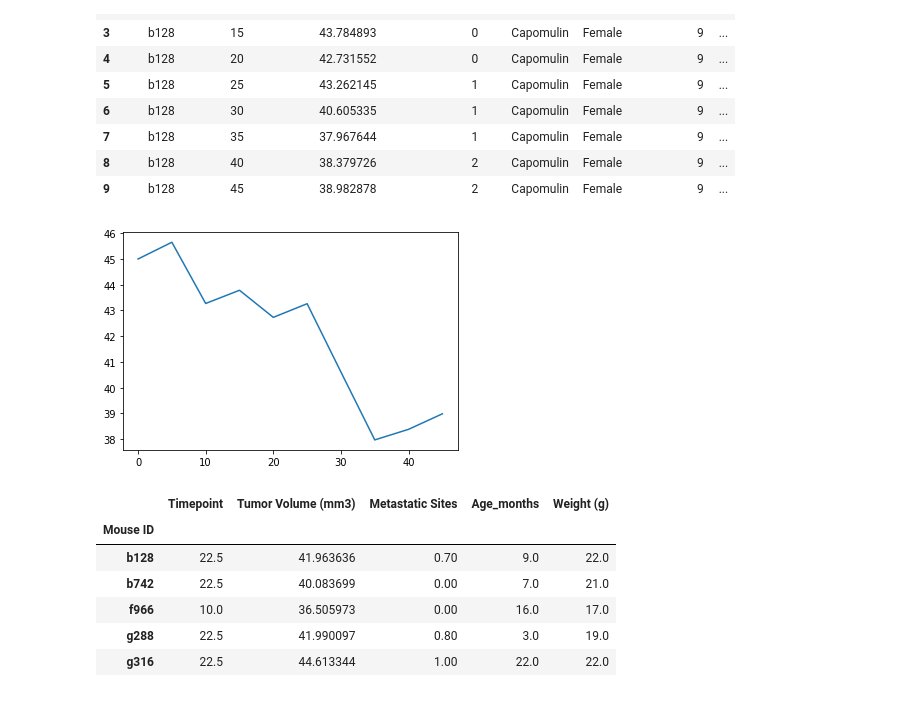
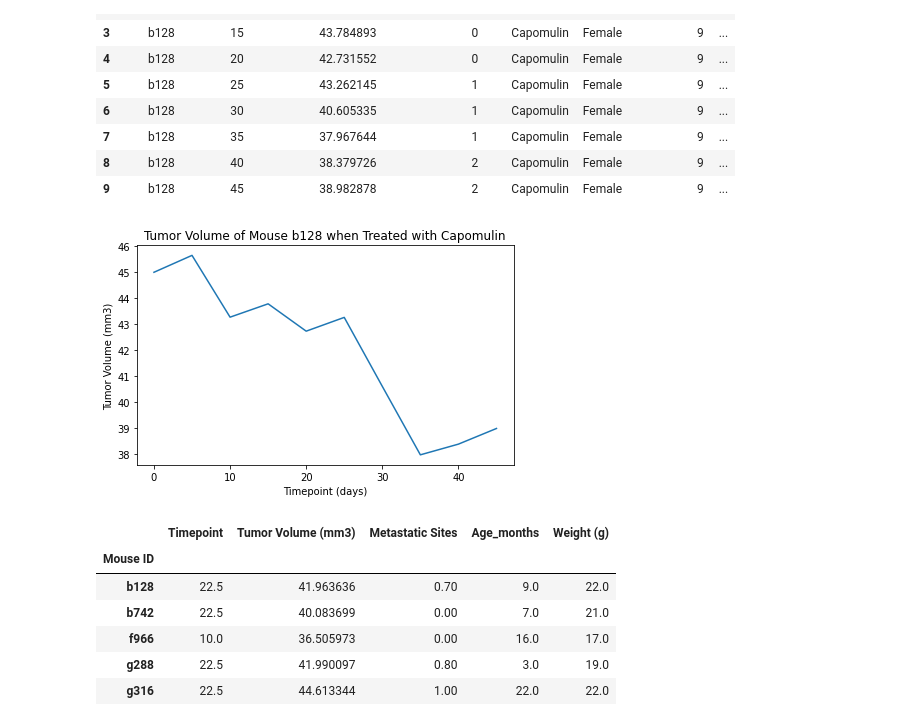
Before and after one commit to Wheezyotter/data_visualization-challenge, a Jupyter notebook: pymaceuticals.ipynb, the cells around one changed output. Cells and saved outputs as stored; diff of their text form; code cells hidden in the pictures.

```diff
--- a/pymaceuticals.ipynb
+++ b/pymaceuticals.ipynb
@@ -233,15 +240,18 @@ tumor_vol_capomulin_b128
 # %%
 tumor_vol_cap_b128_line = tumor_vol_capomulin_b128["Tumor Volume (mm3)"]
 time_cap_128_line = tumor_vol_capomulin_b128["Timepoint"]
 
 fig2, ax2 = plt.subplots()
 ax2.plot(time_cap_128_line, tumor_vol_cap_b128_line)
 
-# Format!!
+ax2.set_title("Tumor Volume of Mouse b128 when Treated with Capomulin")
+ax2.set_xlabel("Timepoint (days)")
+ax2.set_ylabel("Tumor Volume (mm3)")
 
+plt.tight_layout()
 plt.show()
 # %% [output]
-[figure, old version]
+[figure, new version]
 # %%
 mouse_data_capomulin = clean_mouse_study.loc[(clean_mouse_study["Drug Regimen"] == "Capomulin")]
 mouse_data_cap_byMouse = mouse_data_capomulin.groupby(["Mouse ID"])
```
Also changed, not shown: parts of 4 cells of this notebook.
